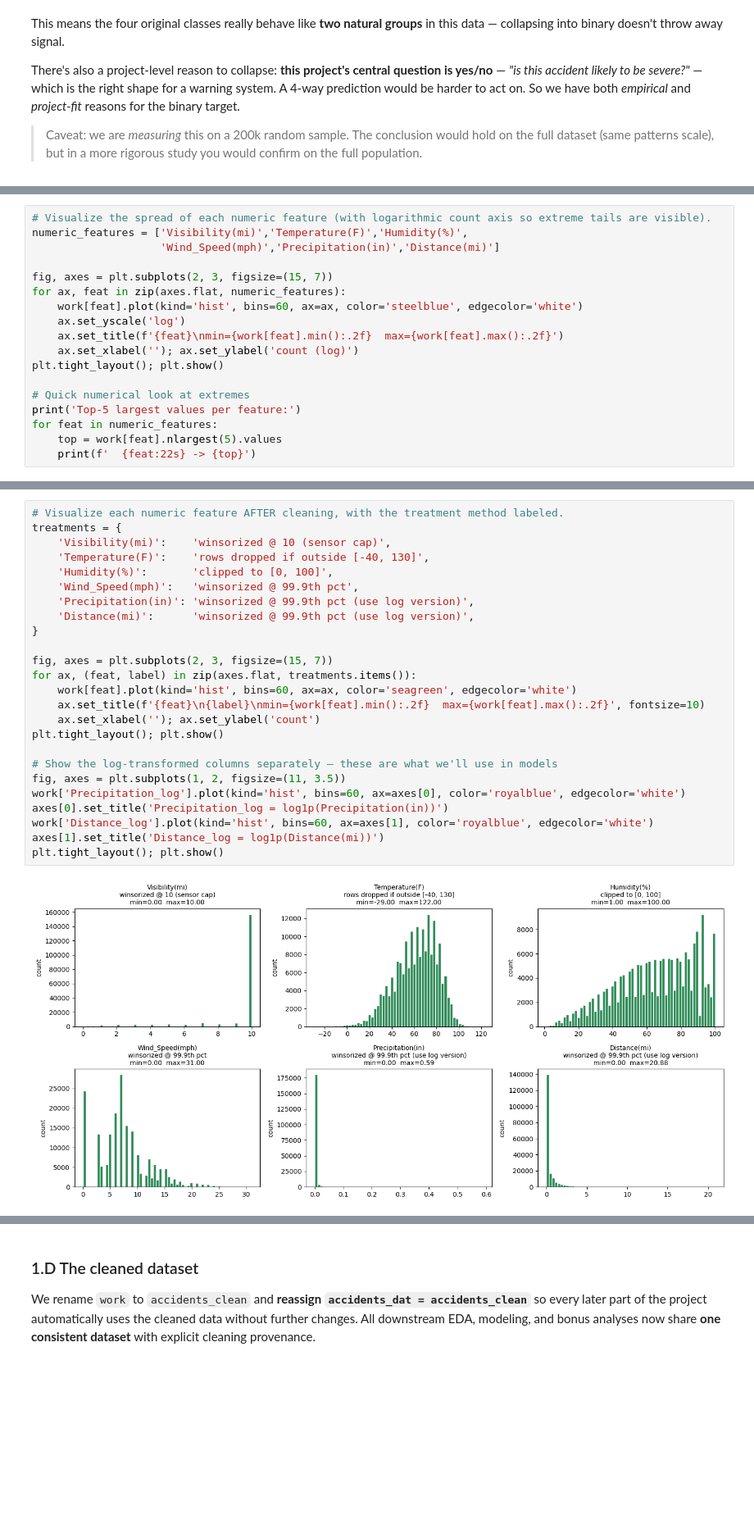
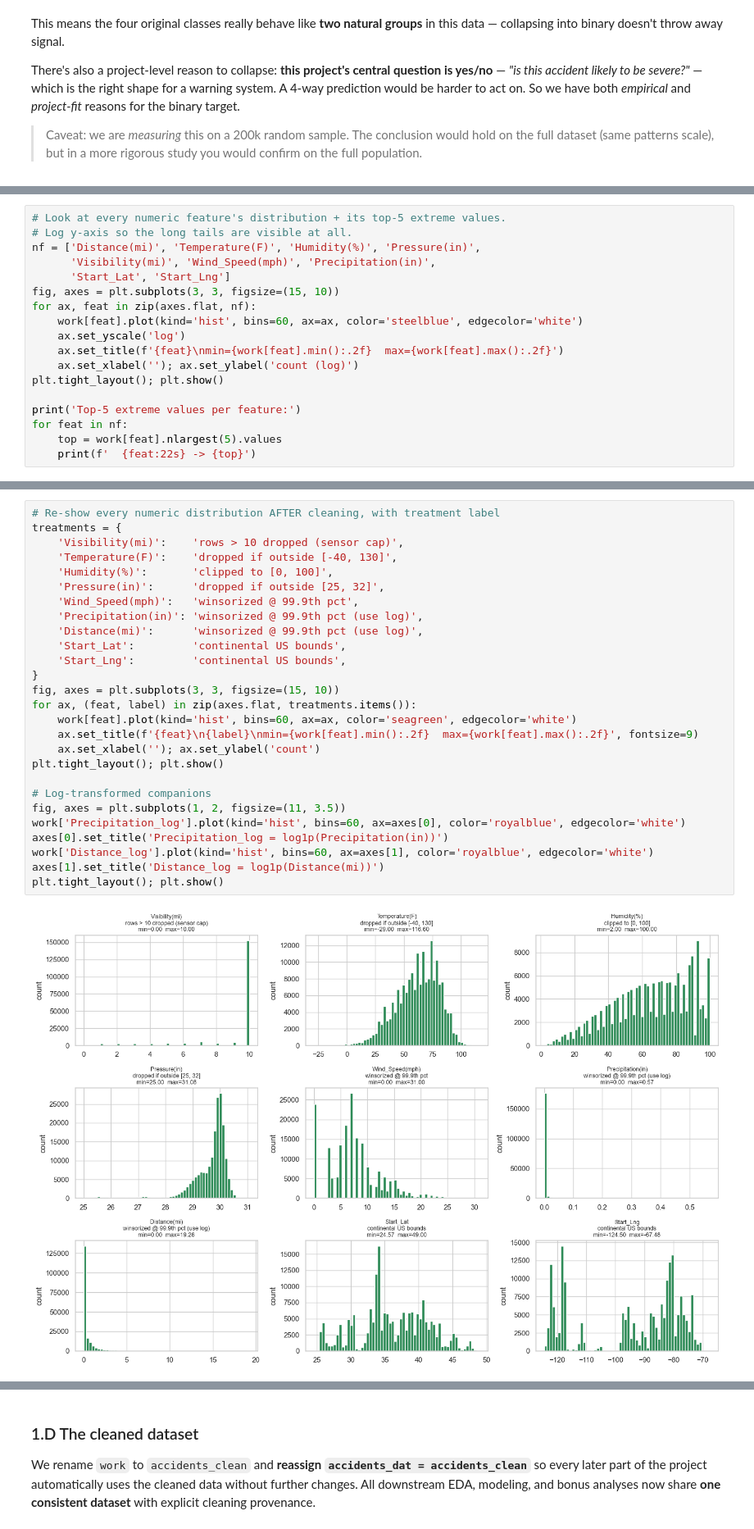
Before and after one commit to alextianyf/severe-accident-prediction, a Jupyter notebook: severe_accident_prediction.ipynb, the cells around one changed output, grey strips where cells are left out. Shown at 82% size. Cells and saved outputs as stored; diff of their text form; blank space fills up the shorter version.

```diff
--- a/severe_accident_prediction.ipynb
+++ b/severe_accident_prediction.ipynb
@@ -334,19 +336,19 @@ Below we go through each numeric feature and decide a treatment, with the **doma
 # %%
-# Visualize the spread of each numeric feature (with logarithmic count axis so extreme tails are visible).
-numeric_features = ['Visibility(mi)','Temperature(F)','Humidity(%)',
-                    'Wind_Speed(mph)','Precipitation(in)','Distance(mi)']
-
-fig, axes = plt.subplots(2, 3, figsize=(15, 7))
-for ax, feat in zip(axes.flat, numeric_features):
+# Look at every numeric feature's distribution + its top-5 extreme values.
+# Log y-axis so the long tails are visible at all.
+nf = ['Distance(mi)', 'Temperature(F)', 'Humidity(%)', 'Pressure(in)',
+      'Visibility(mi)', 'Wind_Speed(mph)', 'Precipitation(in)',
+      'Start_Lat', 'Start_Lng']
+fig, axes = plt.subplots(3, 3, figsize=(15, 10))
+for ax, feat in zip(axes.flat, nf):
     work[feat].plot(kind='hist', bins=60, ax=ax, color='steelblue', edgecolor='white')
     ax.set_yscale('log')
     ax.set_title(f'{feat}\nmin={work[feat].min():.2f}  max={work[feat].max():.2f}')
     ax.set_xlabel(''); ax.set_ylabel('count (log)')
 plt.tight_layout(); plt.show()
 
-# Quick numerical look at extremes
-print('Top-5 largest values per feature:')
-for feat in numeric_features:
+print('Top-5 extreme values per feature:')
+for feat in nf:
     top = work[feat].nlargest(5).values
     print(f'  {feat:22s} -> {top}')
 # %% [output]
@@ -437,27 +454,29 @@ Rows after cleaning: 194,000  (removed 2 = 0.00% — temperature drops only)
 # %%
-# Visualize each numeric feature AFTER cleaning, with the treatment method labeled.
+# Re-show every numeric distribution AFTER cleaning, with treatment label
 treatments = {
-    'Visibility(mi)':    'winsorized @ 10 (sensor cap)',
-    'Temperature(F)':    'rows dropped if outside [-40, 130]',
+    'Visibility(mi)':    'rows > 10 dropped (sensor cap)',
+    'Temperature(F)':    'dropped if outside [-40, 130]',
     'Humidity(%)':       'clipped to [0, 100]',
+    'Pressure(in)':      'dropped if outside [25, 32]',
     'Wind_Speed(mph)':   'winsorized @ 99.9th pct',
-    'Precipitation(in)': 'winsorized @ 99.9th pct (use log version)',
-    'Distance(mi)':      'winsorized @ 99.9th pct (use log version)',
+    'Precipitation(in)': 'winsorized @ 99.9th pct (use log)',
+    'Distance(mi)':      'winsorized @ 99.9th pct (use log)',
+    'Start_Lat':         'continental US bounds',
+    'Start_Lng':         'continental US bounds',
 }
-
-fig, axes = plt.subplots(2, 3, figsize=(15, 7))
+fig, axes = plt.subplots(3, 3, figsize=(15, 10))
 for ax, (feat, label) in zip(axes.flat, treatments.items()):
     work[feat].plot(kind='hist', bins=60, ax=ax, color='seagreen', edgecolor='white')
-    ax.set_title(f'{feat}\n{label}\nmin={work[feat].min():.2f}  max={work[feat].max():.2f}', fontsize=10)
+    ax.set_title(f'{feat}\n{label}\nmin={work[feat].min():.2f}  max={work[feat].max():.2f}', fontsize=9)
     ax.set_xlabel(''); ax.set_ylabel('count')
 plt.tight_layout(); plt.show()
 
-# Show the log-transformed columns separately — these are what we'll use in models
+# Log-transformed companions
 fig, axes = plt.subplots(1, 2, figsize=(11, 3.5))
 work['Precipitation_log'].plot(kind='hist', bins=60, ax=axes[0], color='royalblue', edgecolor='white')
 axes[0].set_title('Precipitation_log = log1p(Precipitation(in))')
 work['Distance_log'].plot(kind='hist', bins=60, ax=axes[1], color='royalblue', edgecolor='white')
 axes[1].set_title('Distance_log = log1p(Distance(mi))')
 plt.tight_layout(); plt.show()
 # %% [output]
-[figure, old version]
+[figure, new version]
```
Also changed, not shown: parts of 58 cells of this notebook, 1 other file.
